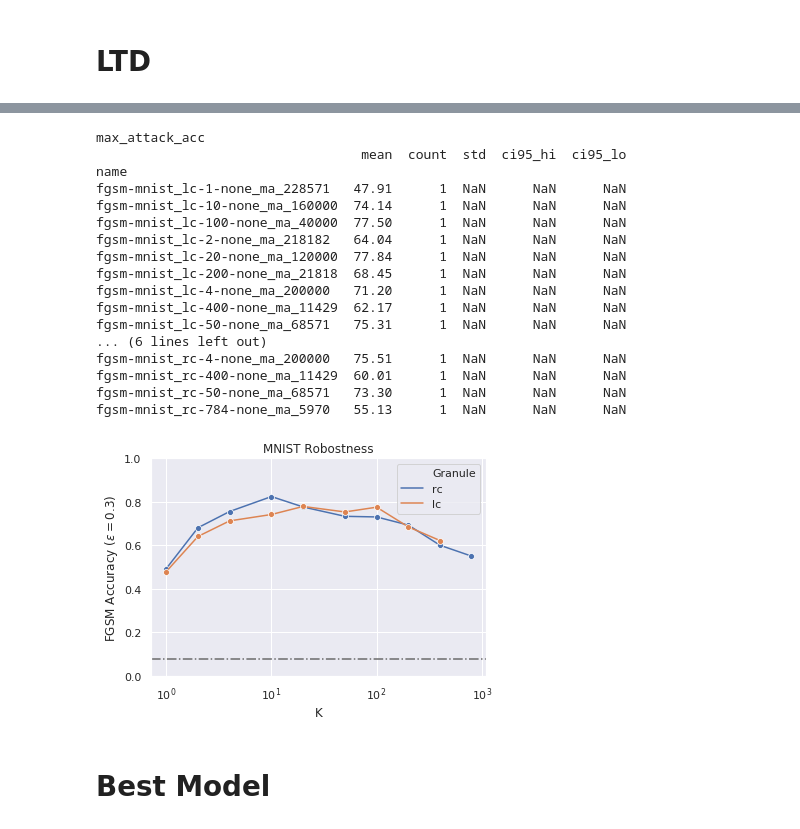
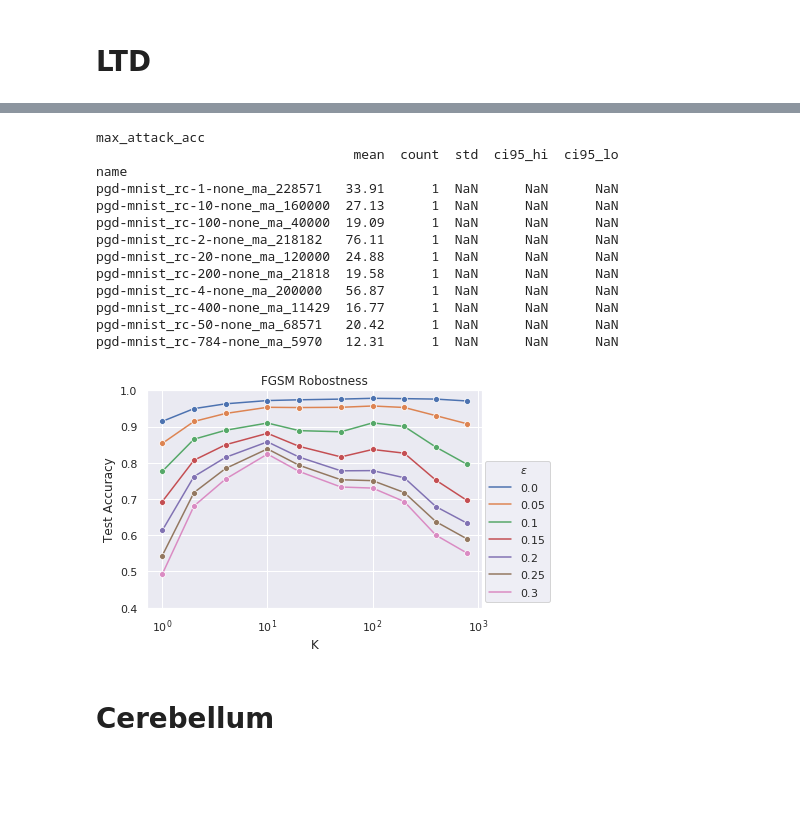
Before and after one commit to liuyuezhang/cerebellum, a Jupyter notebook: notebook/plot.ipynb, the cells around one changed output, grey strips where cells are left out. Cells and saved outputs as stored; diff of their text form; code cells hidden in the pictures; blank space fills up the shorter version.

Commit message:
add cifar.

```diff
--- a/notebook/plot.ipynb
+++ b/notebook/plot.ipynb
@@ -166,5 +170,6 @@ plt.savefig('/home/liuyuezhangadam/Desktop/cerebellum/fig/wide_'+ENV+'.png', dpi
 # %%
-ENV = 'fgsm-mnist'
+ATTACK = 'pgd'
+ENV = ATTACK + '-mnist'
 METHOD = 'fc'
 LTD = ['none']
 N = [1000, 2000, 5000, 10000, 20000, 50000, 100000, 200000]
@@ -286,5 +291,6 @@ plt.savefig('/home/liuyuezhangadam/Desktop/cerebellum/fig/ltd_'+ENV+'.png', dpi=
 # %%
-ENV = 'fgsm-mnist'
+ATTACK = 'pgd'
+ENV = ATTACK + '-mnist'
 METHOD = 'fc'
 LTD = ['none', 'ma']
 N = [1000, 2000, 5000, 10000, 20000, 50000, 100000, 200000]
@@ -420,31 +424,34 @@ plt.savefig('/home/liuyuezhangadam/Desktop/cerebellum/fig/sparse_'+ENV+'.png', d
 # %%
-ENV = 'fgsm-mnist'
-METHOD = ['rc', 'lc']
+ATTACK = 'fgsm'
+# ENV = ATTACK + '-mnist'
+# K = [1, 2, 4, 10, 20, 50, 100, 200, 400, 784]
+ENV = ATTACK + 'cifar10'
+K = [1, 2, 4, 10, 20, 50, 100, 400, 1200, 3072]
+
+METHOD = ['rc']
 LTD = ['ma']
-K = [1, 2, 4, 10, 20, 50, 100, 200, 400, 784]
 SEED = [0, 1]
 
 df = pd.DataFrame()
 table = pd.DataFrame()
 for run in runs:
-    m = re.match('(.*)_(.*)-(.*)-(.*)_(.*)_(.*)_(.*)', run.name)
+    m = re.match('(.*)_(.*)-(.*)_(.*)_(.*)_(.*)', run.name)
     if m is not None:
         env = m.group(1)
         method = m.group(2)
         k = int(m.group(3))
-        golgi = m.group(4)
-        ltd = m.group(5)
-        n = int(m.group(6))
-        seed = int(m.group(7))
+        ltd = m.group(4)
+        n = int(m.group(5))
+        seed = int(m.group(6))
 
         if env == ENV and method in METHOD and k in K and ltd in LTD and seed in SEED:
             temp = pd.DataFrame()
             history = run.history(samples=1000)
 
-            temp['max_attack_acc'] = history['max_attack_acc'].dropna()
+            temp['attack_acc'] = history['attack_acc'].dropna()
+            temp['$\epsilon$'] = history['eps'].dropna().apply(lambda x: '${}$'.format(x))
             temp['K'] = k
             temp['Granule'] = method
-            temp['golgi'] = golgi
             temp['seed'] = seed
             df = df.append(temp)
 
@@ -456,32 +463,26 @@ for run in runs:
 calc_c95(table, 'max_attack_acc')
 # %% [output]
 max_attack_acc
-                                  mean  count  std  ci95_hi  ci95_lo
+                                 mean  count  std  ci95_hi  ci95_lo
 name
-fgsm-mnist_lc-1-none_ma_228571   47.91      1  NaN      NaN      NaN
-fgsm-mnist_lc-10-none_ma_160000  74.14      1  NaN      NaN      NaN
-fgsm-mnist_lc-100-none_ma_40000  77.50      1  NaN      NaN      NaN
-fgsm-mnist_lc-2-none_ma_218182   64.04      1  NaN      NaN      NaN
-fgsm-mnist_lc-20-none_ma_120000  77.84      1  NaN      NaN      NaN
-fgsm-mnist_lc-200-none_ma_21818  68.45      1  NaN      NaN      NaN
-fgsm-mnist_lc-4-none_ma_200000   71.20      1  NaN      NaN      NaN
-fgsm-mnist_lc-400-none_ma_11429  62.17      1  NaN      NaN      NaN
-fgsm-mnist_lc-50-none_ma_68571   75.31      1  NaN      NaN      NaN
-... (6 lines left out)
-fgsm-mnist_rc-4-none_ma_200000   75.51      1  NaN      NaN      NaN
-fgsm-mnist_rc-400-none_ma_11429  60.01      1  NaN      NaN      NaN
-fgsm-mnist_rc-50-none_ma_68571   73.30      1  NaN      NaN      NaN
-fgsm-mnist_rc-784-none_ma_5970   55.13      1  NaN      NaN      NaN
+pgd-mnist_rc-1-none_ma_228571   33.91      1  NaN      NaN      NaN
+pgd-mnist_rc-10-none_ma_160000  27.13      1  NaN      NaN      NaN
+pgd-mnist_rc-100-none_ma_40000  19.09      1  NaN      NaN      NaN
+pgd-mnist_rc-2-none_ma_218182   76.11      1  NaN      NaN      NaN
+pgd-mnist_rc-20-none_ma_120000  24.88      1  NaN      NaN      NaN
+pgd-mnist_rc-200-none_ma_21818  19.58      1  NaN      NaN      NaN
+pgd-mnist_rc-4-none_ma_200000   56.87      1  NaN      NaN      NaN
+pgd-mnist_rc-400-none_ma_11429  16.77      1  NaN      NaN      NaN
+pgd-mnist_rc-50-none_ma_68571   20.42      1  NaN      NaN      NaN
+pgd-mnist_rc-784-none_ma_5970   12.31      1  NaN      NaN      NaN
 # %%
-plt.axhline(0.0779, linestyle='-.', color='dimgray')
-ax = sns.lineplot(x='K', y='max_attack_acc', hue='Granule', ci=95, n_boot=1000, marker='o',
-                  hue_order=['rc', 'lc'],
+ax = sns.lineplot(x='K', y='attack_acc', hue='$\epsilon$', ci=95, n_boot=1000, marker='o',
                   data=df)
-ax.set(title='MNIST Robostness', xlabel='K', xscale='log', ylabel='FGSM Accuracy ($\epsilon=0.3$)')
-plt.ylim(0, 1.0)
-# plt.legend(loc='lower right')
-plt.savefig('/home/liuyuezhangadam/Desktop/cerebellum/fig/sparse_'+ENV+'.png', dpi=300)
+ax.set(title=ATTACK.upper() + ' Robostness', xlabel='K', xscale='log', ylabel='Test Accuracy')
+plt.ylim(0.4, 1.0)
+lgd = plt.legend(loc='lower right', bbox_to_anchor=(1.22, 0))
+plt.savefig('/home/liuyuezhangadam/Desktop/cerebellum/fig/sparse_'+ENV+'.png', dpi=300, bbox_extra_artists=(lgd,), bbox_inches='tight')
 # %% [output]
-[figure, old version]
+[figure, new version]
-# %% [markdown]
-# Best Model
+# %% [markdown]
+# Cerebellum
```
Also changed, not shown: parts of 15 cells of this notebook, 12 other files.
